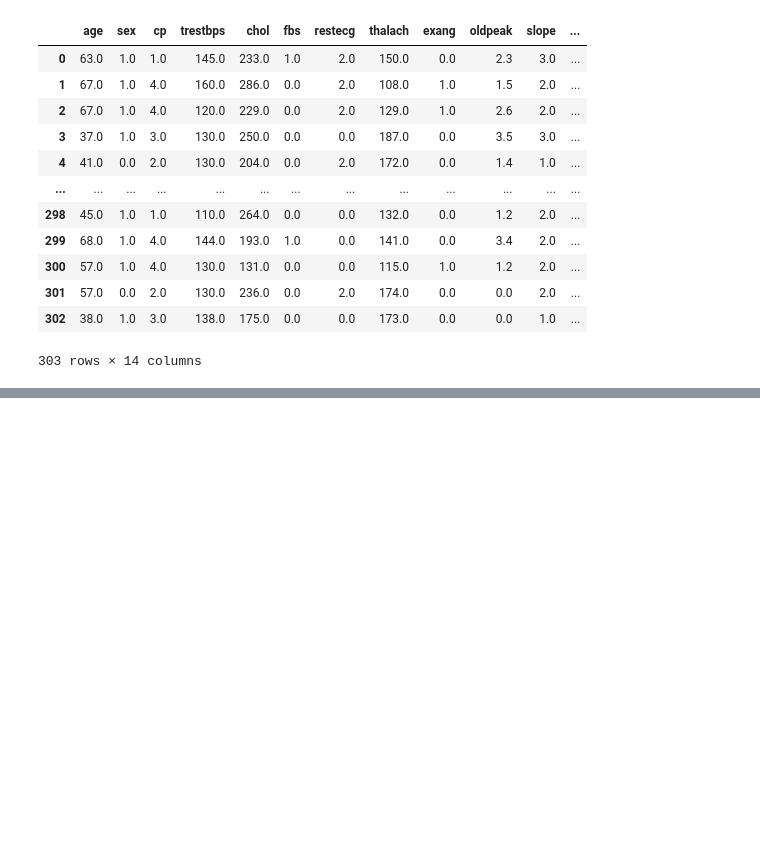
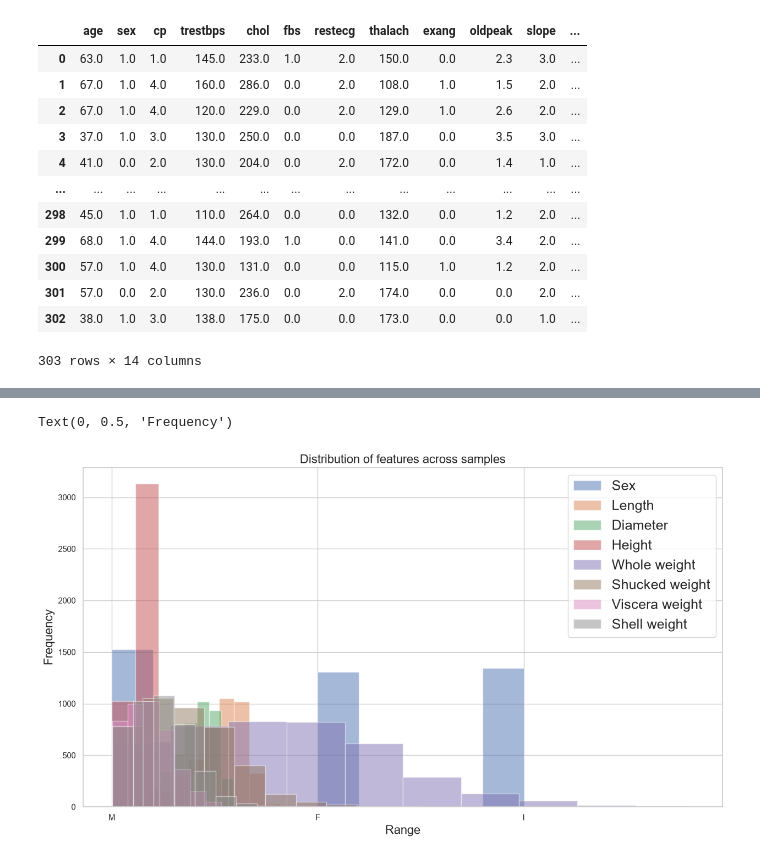
Before and after one commit to 24f3003058/Machine-Learning-Practice, a Jupyter notebook: DataPreProcessing.ipynb, the cells around one changed output, grey strips where cells are left out. Drawn from its saved outputs; the diff is of its cells as text; code cells hidden in the pictures; blank space fills up the shorter version.

```diff
--- a/DataPreProcessing.ipynb
+++ b/DataPreProcessing.ipynb
@@ -137,0 +255,13 @@ imputer=imputer.fit(heart_data)
+# %%
+plt.figure(figsize=(15,8))
+for c in abalone_data:
+    plt.hist(abalone_data[c].values, alpha=0.5)
+
+in_cols = ['Sex', 'Length', 'Diameter', 'Height', 'Whole weight', 'Shucked weight', 'Viscera weight', 'Shell weight']
+plt.legend(in_cols,fontsize=18,loc="upper right",frameon=True)
+plt.title("Distribution of features across samples",fontsize=16)
+plt.xlabel('Range',fontsize=16)
+plt.ylabel('Frequency',fontsize=16)
+# %% [output]
+Text(0, 0.5, 'Frequency')
+[figure, added]
```
Also changed, not shown: parts of 28 cells of this notebook.
